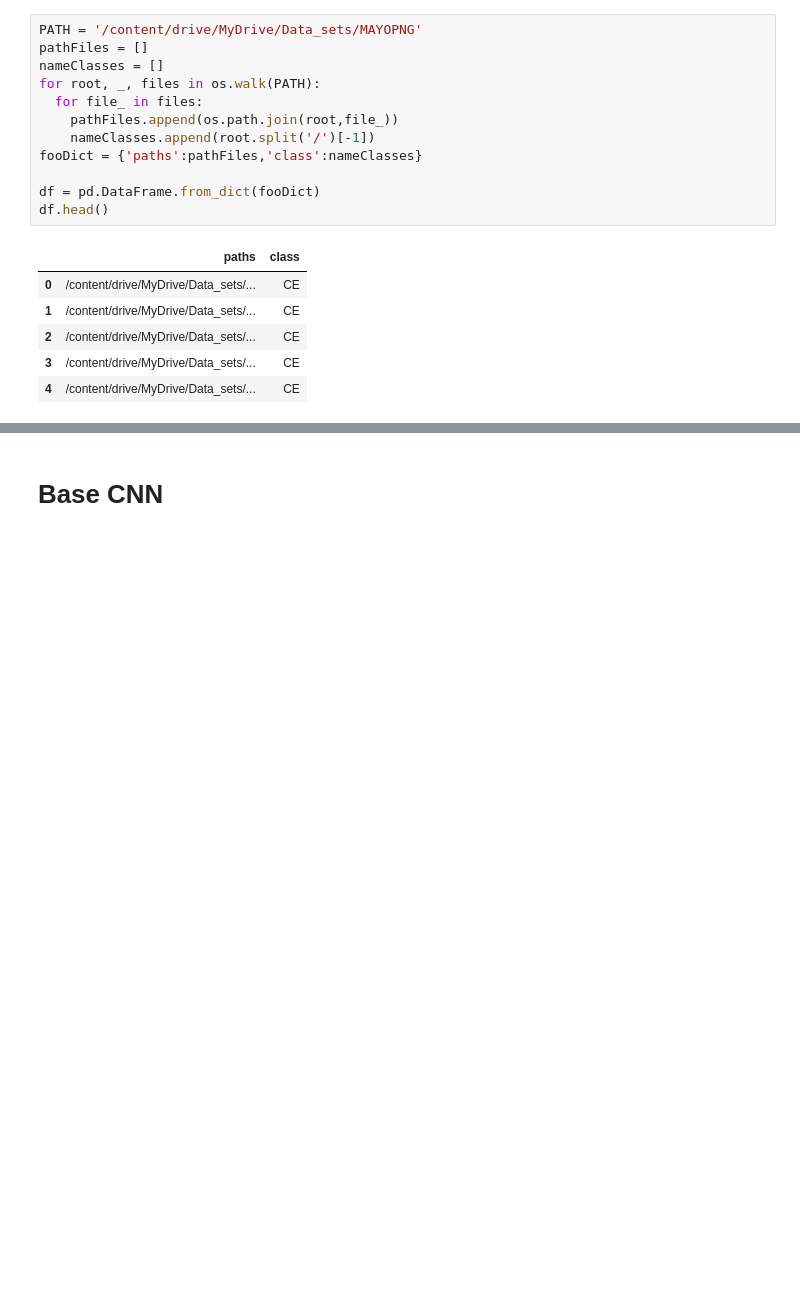
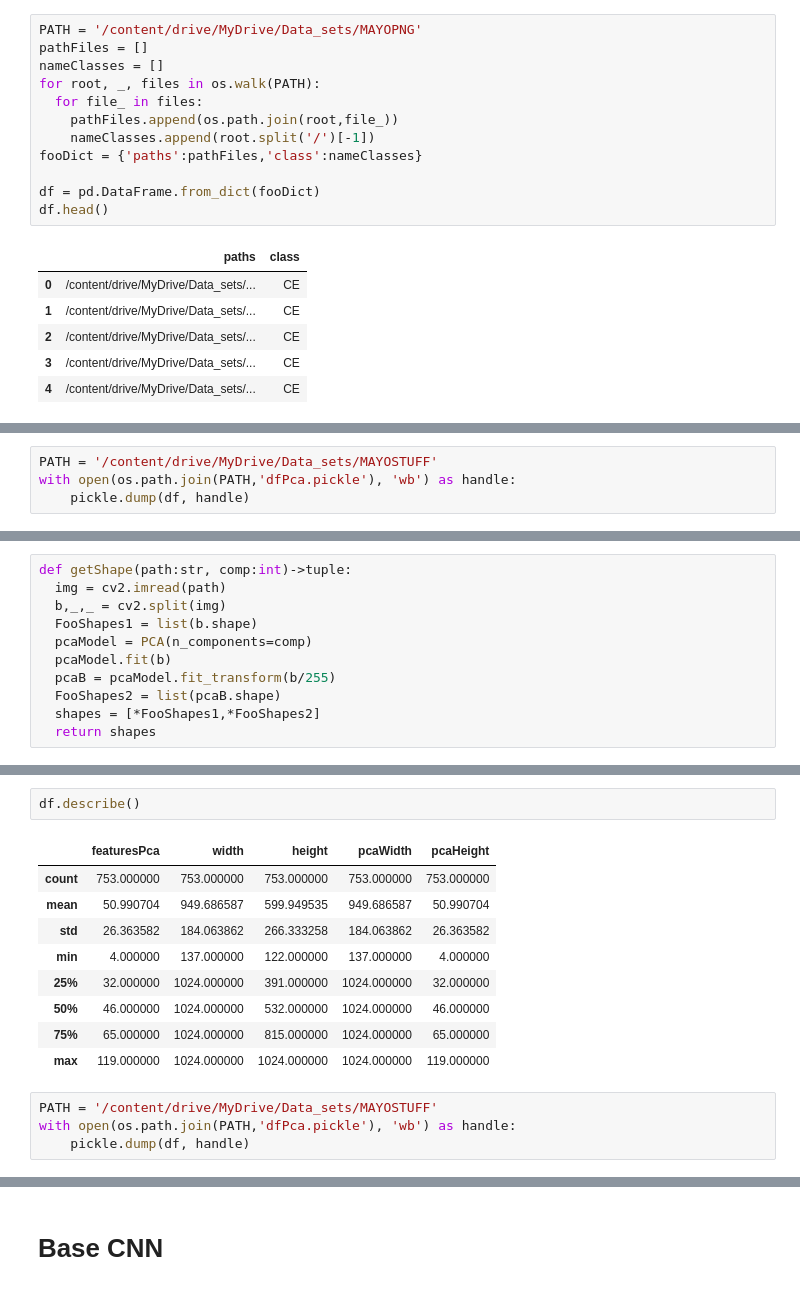
Before and after one commit to EnriqueProjectsIA/Mayo-Clinic---STRIP-AI, a Jupyter notebook: Mayo_clinic_exploration+CNN.ipynb, the cells around one changed output, grey strips where cells are left out. Drawn from its saved outputs; the diff is of its cells as text; blank space fills up the shorter version.

```diff
--- a/Mayo_clinic_exploration+CNN.ipynb
+++ b/Mayo_clinic_exploration+CNN.ipynb
@@ -365,0 +358,4 @@ for n, row in tqdm(df.iterrows()):
+# %%
+PATH = '/content/drive/MyDrive/Data_sets/MAYOSTUFF'
+with open(os.path.join(PATH,'dfPca.pickle'), 'wb') as handle:
+    pickle.dump(df, handle)
@@ -365,0 +368,11 @@ for n, row in tqdm(df.iterrows()):
+# %%
+def getShape(path:str, comp:int)->tuple:
+  img = cv2.imread(path)
+  b,_,_ = cv2.split(img)
+  FooShapes1 = list(b.shape)
+  pcaModel = PCA(n_components=comp)
+  pcaModel.fit(b)
+  pcaB = pcaModel.fit_transform(b/255)
+  FooShapes2 = list(pcaB.shape)
+  shapes = [*FooShapes1,*FooShapes2]
+  return shapes
@@ -365,0 +390,16 @@ for n, row in tqdm(df.iterrows()):
+# %%
+df.describe()
+# %% [output]
+|  | featuresPca | width | height | pcaWidth | pcaHeight |
+| count | 753.000000 | 753.000000 | 753.000000 | 753.000000 | 753.000000 |
+| mean | 50.990704 | 949.686587 | 599.949535 | 949.686587 | 50.990704 |
+| std | 26.363582 | 184.063862 | 266.333258 | 184.063862 | 26.363582 |
+| min | 4.000000 | 137.000000 | 122.000000 | 137.000000 | 4.000000 |
+| 25% | 32.000000 | 1024.000000 | 391.000000 | 1024.000000 | 32.000000 |
+| 50% | 46.000000 | 1024.000000 | 532.000000 | 1024.000000 | 46.000000 |
+| 75% | 65.000000 | 1024.000000 | 815.000000 | 1024.000000 | 65.000000 |
+| max | 119.000000 | 1024.000000 | 1024.000000 | 1024.000000 | 119.000000 |
+# %%
+PATH = '/content/drive/MyDrive/Data_sets/MAYOSTUFF'
+with open(os.path.join(PATH,'dfPca.pickle'), 'wb') as handle:
+    pickle.dump(df, handle)
```
Also changed, not shown: parts of 35 cells of this notebook.
